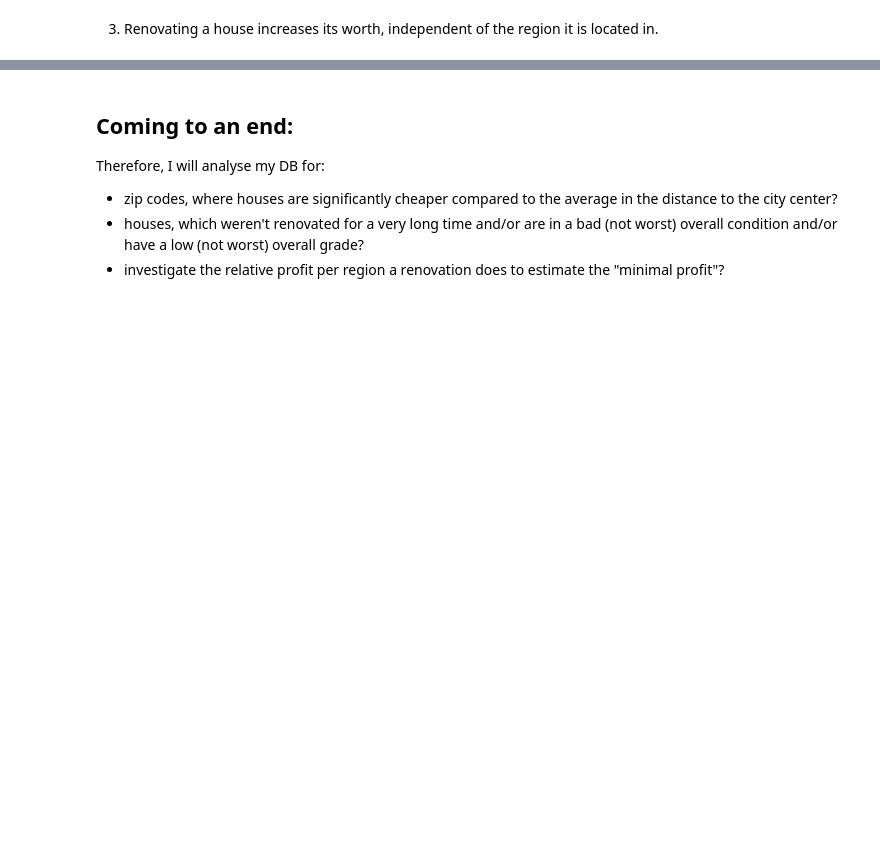
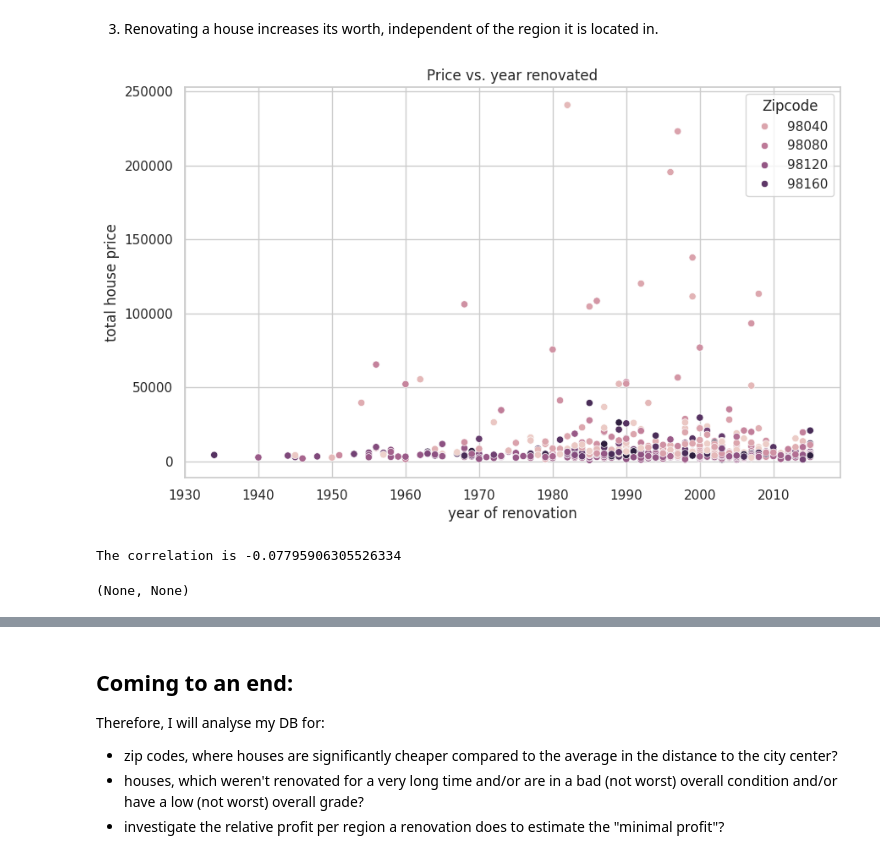
Before and after one commit to TheScieeentist/EDA_Project_RealEstate, a Jupyter notebook: EDA.ipynb, the cells around one changed output, grey strips where cells are left out. Saved outputs shown, nothing was run; the diff lists cells and outputs as text; code cells hidden in the pictures; blank space fills up the shorter version.

```diff
--- a/EDA.ipynb
+++ b/EDA.ipynb
@@ -557,18 +631,22 @@ sns.boxplot(data=df_poor, x='yr_renovated', y='price')
 # %%
 #create a scatter plot demonstrating the prices vs. the year renovated:
 
 sns.set(style="whitegrid")
 
 plt.figure(figsize=(10, 6))
 
-sns.scatterplot(data=db_request, x='yr_renovated', y='price', hue="zipcode")
+sns.scatterplot(data=db_request, x='yr_renovated', y='total_sqft_price', hue="zipcode")
 
 # Ästhetik des Plots anpassen
 plt.title("Price vs. year renovated")
 plt.xlabel('year of renovation')
 plt.ylabel('total house price')
 plt.legend(title="Zipcode")  # Legende für die Farben einfügen
 
-corr_price_renov = db_request['yr_renovated'].corr(db_request['price'])
+corr_price_renov = db_request['yr_renovated'].corr(db_request['total_sqft_price'])
 plt.show(), print('The correlation is', corr_price_renov)
+# %% [output]
+[figure, added]
+The correlation is -0.07795906305526334
+(None, None)
 # %%
```
Also changed, not shown: parts of 23 cells of this notebook, 18 other files.
